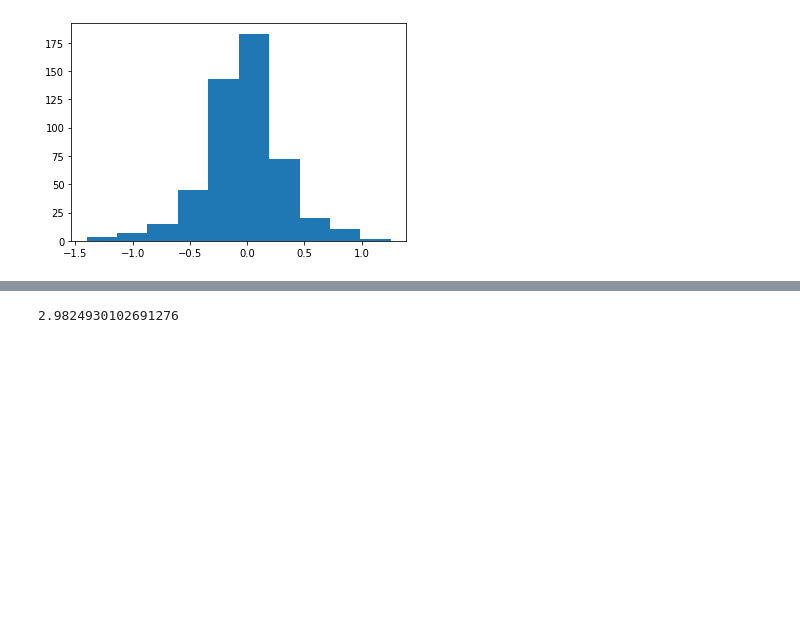
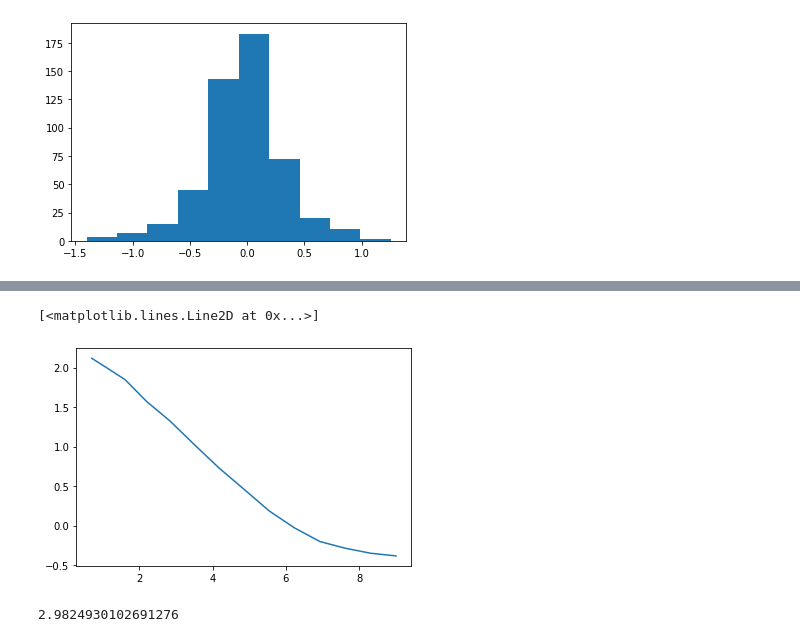
Before and after one commit to Jamjam1729/Masters_Coursework, a Jupyter notebook: Masters/FM06 Coursework.ipynb, the cells around one changed output, grey strips where cells are left out. Saved outputs shown, nothing was run; the diff lists cells and outputs as text; code cells hidden in the pictures; blank space fills up the shorter version.

```diff
--- a/Masters/FM06 Coursework.ipynb
+++ b/Masters/FM06 Coursework.ipynb
@@ -228,0 +248,14 @@ paths2, port2, error2 = simulate_delta_varying_vol(S0, K, T, r, mu, n_sims, 100
+# %%
+n_points = 14
+n_steps_rme_testing = np.zeros(n_points)
+rms_error = np.zeros(n_points)
+for i in range(0, n_points):
+    n_steps_rme_testing[i] = 2 ** i + 1
+    paths, port, error = simulate_delta_varying_vol(S0, K, T, r,  mu, n_sims, int(n_steps_rme_testing[i]))
+    rms_error[i] = np.sqrt(np.mean(error ** 2))
+
+ax = plt.gca()
+ax.plot(np.log(n_steps_rme_testing), np.log(rms_error))
+# %% [output]
+[<matplotlib.lines.Line2D at 0x...>]
+[figure, added]
```
Also changed, not shown: parts of 5 cells of this notebook.
